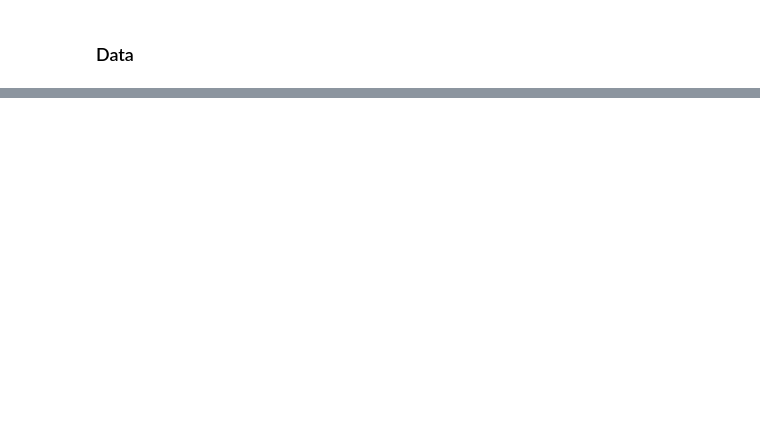
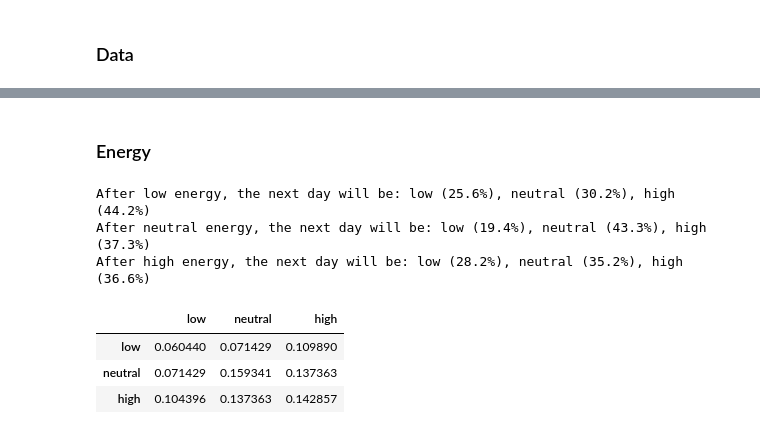
Before and after one commit to KamilMatejuk/Articles, a Jupyter notebook: Other/The Winter Arc - exploratory data analysis/seasonality.ipynb, the cells around one changed output, grey strips where cells are left out. Saved outputs shown, nothing was run; the diff lists cells and outputs as text; code cells hidden in the pictures; blank space fills up the shorter version.

```diff
--- a/Other/The Winter Arc - exploratory data analysis/seasonality.ipynb
+++ b/Other/The Winter Arc - exploratory data analysis/seasonality.ipynb
@@ -99,0 +93,30 @@ Frequencies power spectrum after FFT of sleeping time
+# %% [markdown]
+### Energy
+# %%
+energy = data[const.COLS_OTHER[4]]
+values = {}
+
+def count_prob_after(label: str, value: int):
+    low = ((energy == 1) & (energy.shift(1) == value)).sum()
+    neutral = ((energy == 2) & (energy.shift(1) == value)).sum()
+    high = ((energy == 3) & (energy.shift(1) == value)).sum()
+    all = low + neutral + high
+    print(f'After {label} energy, the next day will be: low ({low/all:.1%}), neutral ({neutral/all:.1%}), high ({high/all:.1%})')
+    values[label] = {'low': low, 'neutral': neutral, 'high': high}
+
+count_prob_after('low', 1)
+count_prob_after('neutral', 2)
+count_prob_after('high', 3)
+
+df = pd.DataFrame(values)
+for c in df.columns:
+    df[c] = df[c].map(lambda x: x/len(energy))
+display(df)
+# %% [output]
+After low energy, the next day will be: low (25.6%), neutral (30.2%), high (44.2%)
+After neutral energy, the next day will be: low (19.4%), neutral (43.3%), high (37.3%)
+After high energy, the next day will be: low (28.2%), neutral (35.2%), high (36.6%)
+|  | low | neutral | high |
+| low | 0.060440 | 0.071429 | 0.109890 |
+| neutral | 0.071429 | 0.159341 | 0.137363 |
+| high | 0.104396 | 0.137363 | 0.142857 |
```
Also changed, not shown: parts of 5 cells of this notebook.
